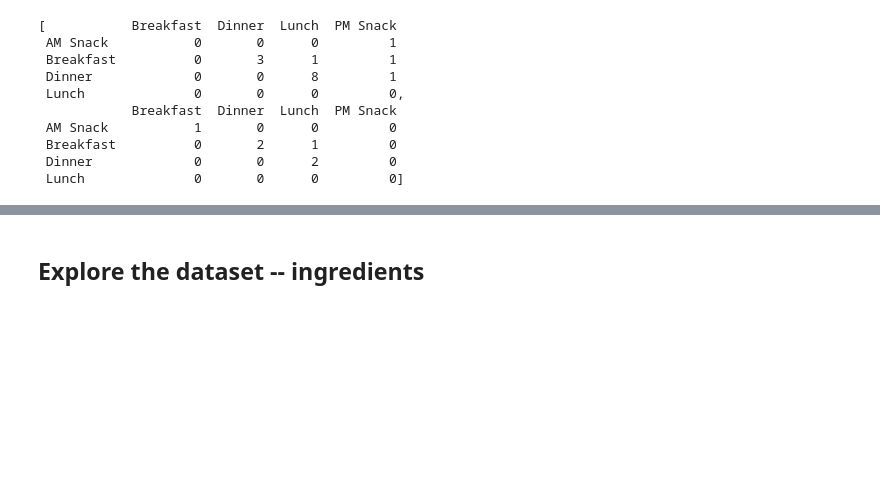
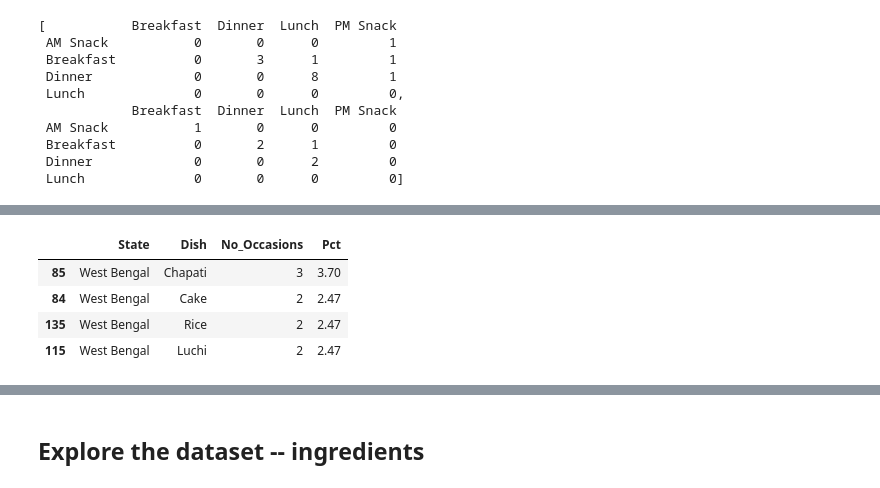
Before and after one commit to rochiecuevas/FoodChoice, a Jupyter notebook: Expert_Elicitation.ipynb, the cells around one changed output, grey strips where cells are left out. Cells and saved outputs as stored; diff of their text form; code cells hidden in the pictures; blank space fills up the shorter version.

```diff
--- a/Expert_Elicitation.ipynb
+++ b/Expert_Elicitation.ipynb
@@ -368,4 +374,10 @@ plt.show()
 # %%
-# Top 21 mentioned dishes from West Bengal
-dish_grouped[dish_grouped["State"] == "West Bengal"].sort_values("No_Occasions", ascending = False).head(21)
+# Top 4 mentioned dishes from West Bengal (mentioned more than once)
+dish_grouped[dish_grouped["State"] == "West Bengal"].sort_values("No_Occasions", ascending = False).head(4)
+# %% [output]
+|  | State | Dish | No_Occasions | Pct |
+| 85 | West Bengal | Chapati | 3 | 3.70 |
+| 84 | West Bengal | Cake | 2 | 2.47 |
+| 135 | West Bengal | Rice | 2 | 2.47 |
+| 115 | West Bengal | Luchi | 2 | 2.47 |
 # %%
```
Also changed, not shown: parts of 11 cells of this notebook.
